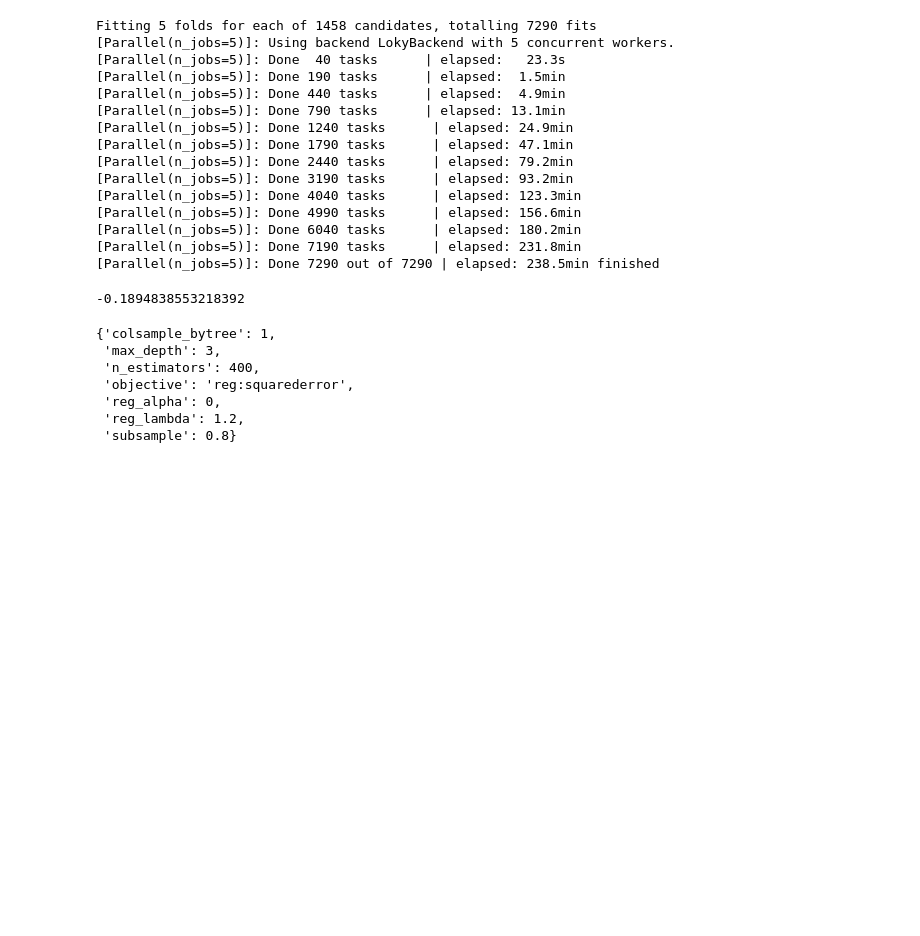
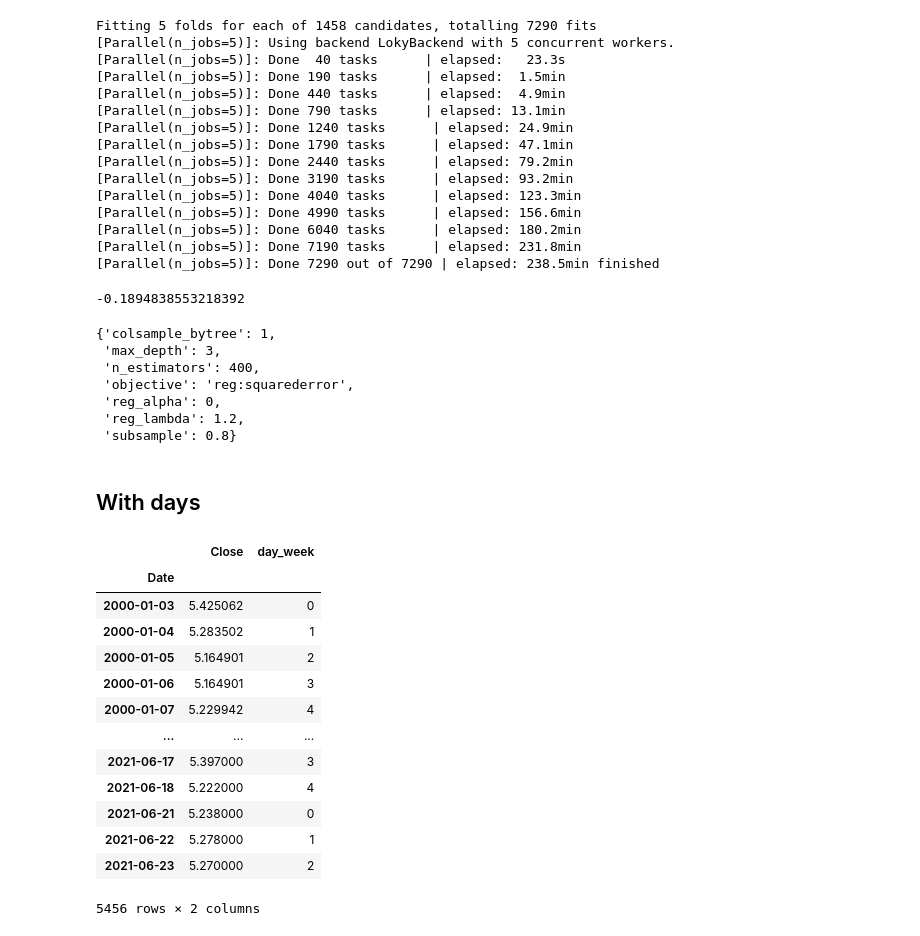
Before and after one commit to DanielGarciaLopez1/stock-market, a Jupyter notebook: src/XGBoost.ipynb, the cells around one changed output. Drawn from its saved outputs; the diff is of its cells as text; code cells hidden in the pictures; blank space fills up the shorter version.

```diff
--- a/src/XGBoost.ipynb
+++ b/src/XGBoost.ipynb
@@ -259,3 +256,26 @@ b
  'reg_alpha': 0,
  'reg_lambda': 1.2,
  'subsample': 0.8}
+# %% [markdown]
+## With days
+# %%
+data_week = data.copy(deep=True)
+# %%
+data_week['day_week'] = data_week.index.to_series().apply(lambda x:  x.weekday())
+# %%
+data_week
+# %% [output]
+|  | Close | day_week |
+| Date |  |  |
+| 2000-01-03 | 5.425062 | 0 |
+| 2000-01-04 | 5.283502 | 1 |
+| 2000-01-05 | 5.164901 | 2 |
+| 2000-01-06 | 5.164901 | 3 |
+| 2000-01-07 | 5.229942 | 4 |
+| ... | ... | ... |
+| 2021-06-17 | 5.397000 | 3 |
+| 2021-06-18 | 5.222000 | 4 |
+| 2021-06-21 | 5.238000 | 0 |
+| 2021-06-22 | 5.278000 | 1 |
+| 2021-06-23 | 5.270000 | 2 |
+5456 rows × 2 columns
```
Also changed, not shown: parts of 5 cells of this notebook.
